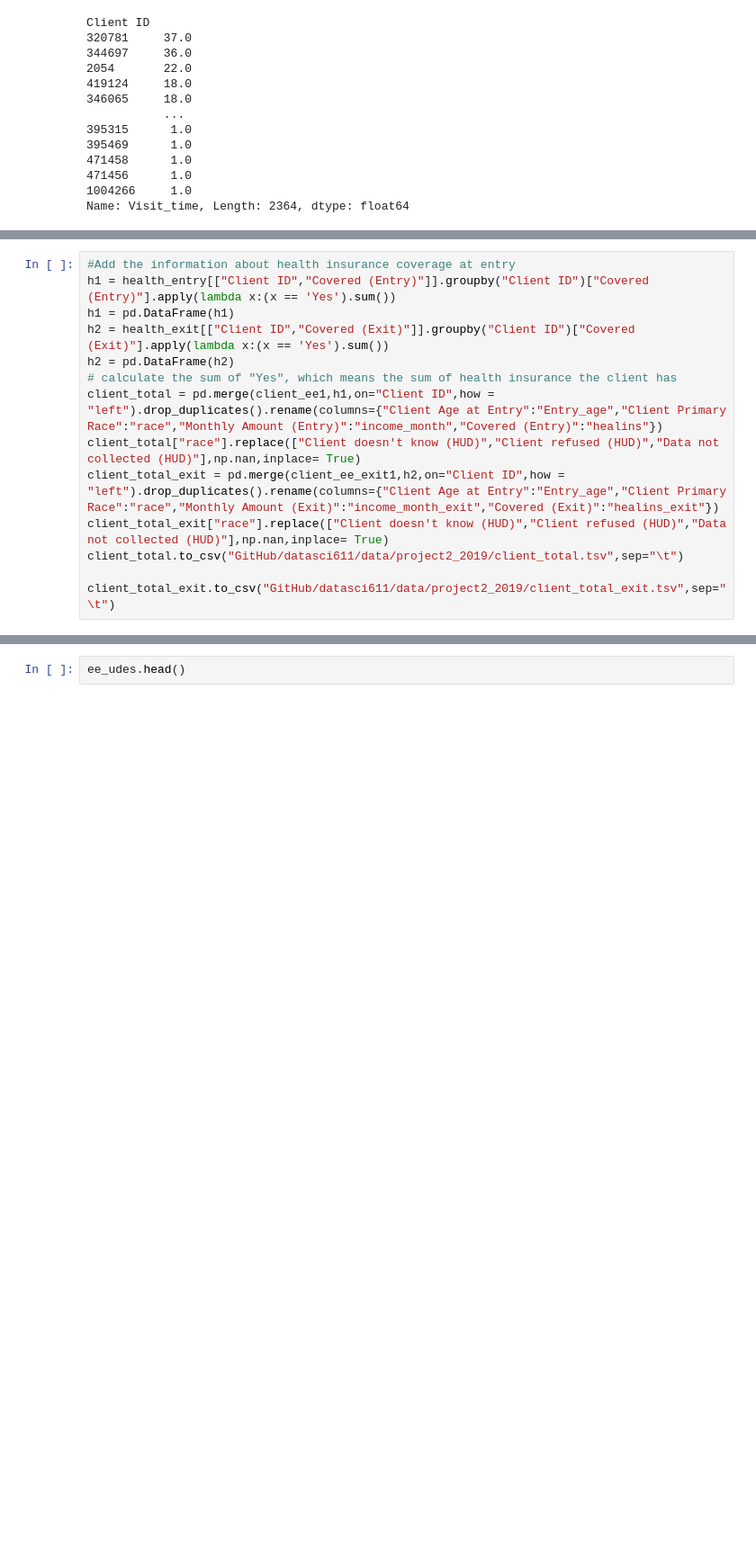
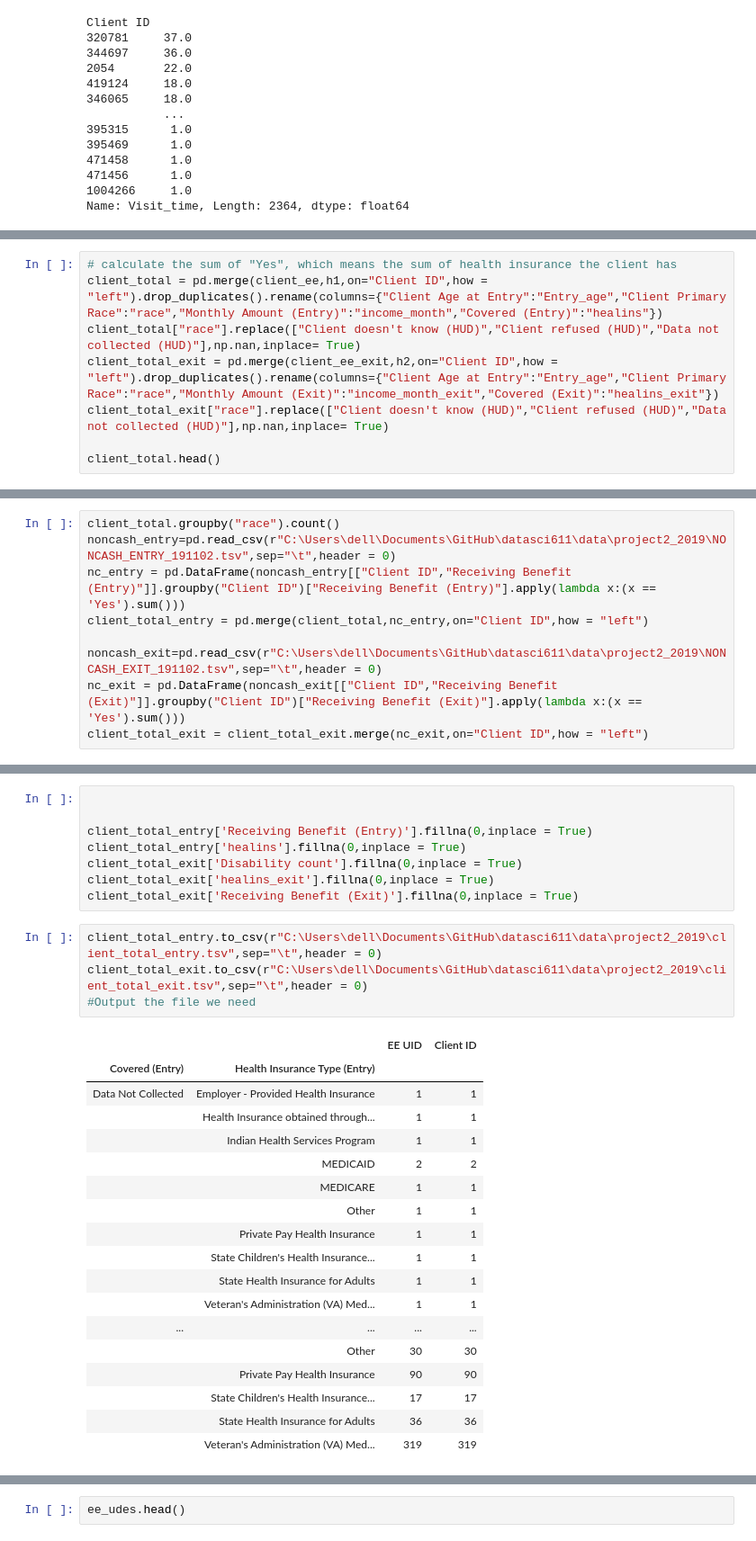
Before and after one commit to CHENGHAO-WANG/bios611-projects-fall-2019-lcw68, a Jupyter notebook: project_3/scripts/Proj3_wrangling.ipynb, the cells around one changed output, grey strips where cells are left out. Shown at 90% size. Drawn from its saved outputs; the diff is of its cells as text; blank space fills up the shorter version.

```diff
--- a/project_3/scripts/Proj3_wrangling.ipynb
+++ b/project_3/scripts/Proj3_wrangling.ipynb
@@ -141,14 +249,8 @@ client_ee_exit1.head()
 # %%
-#Add the information about health insurance coverage at entry
-h1 = health_entry[["Client ID","Covered (Entry)"]].groupby("Client ID")["Covered (Entry)"].apply(lambda x:(x == 'Yes').sum())
-h1 = pd.DataFrame(h1)
-h2 = health_exit[["Client ID","Covered (Exit)"]].groupby("Client ID")["Covered (Exit)"].apply(lambda x:(x == 'Yes').sum())
-h2 = pd.DataFrame(h2)
 # calculate the sum of "Yes", which means the sum of health insurance the client has
-client_total = pd.merge(client_ee1,h1,on="Client ID",how = "left").drop_duplicates().rename(columns={"Client Age at Entry":"Entry_age","Client Primary Race":"race","Monthly Amount (Entry)":"income_month","Covered (Entry)":"healins"})
+client_total = pd.merge(client_ee,h1,on="Client ID",how = "left").drop_duplicates().rename(columns={"Client Age at Entry":"Entry_age","Client Primary Race":"race","Monthly Amount (Entry)":"income_month","Covered (Entry)":"healins"})
 client_total["race"].replace(["Client doesn't know (HUD)","Client refused (HUD)","Data not collected (HUD)"],np.nan,inplace= True)
-client_total_exit = pd.merge(client_ee_exit1,h2,on="Client ID",how = "left").drop_duplicates().rename(columns={"Client Age at Entry":"Entry_age","Client Primary Race":"race","Monthly Amount (Exit)":"income_month_exit","Covered (Exit)":"healins_exit"})
+client_total_exit = pd.merge(client_ee_exit,h2,on="Client ID",how = "left").drop_duplicates().rename(columns={"Client Age at Entry":"Entry_age","Client Primary Race":"race","Monthly Amount (Exit)":"income_month_exit","Covered (Exit)":"healins_exit"})
 client_total_exit["race"].replace(["Client doesn't know (HUD)","Client refused (HUD)","Data not collected (HUD)"],np.nan,inplace= True)
-client_total.to_csv("GitHub/datasci611/data/project2_2019/client_total.tsv",sep="\t")
 
-client_total_exit.to_csv("GitHub/datasci611/data/project2_2019/client_total_exit.tsv",sep="\t")
+client_total.head()
@@ -174,0 +264,9 @@ health_entry[["EE UID","Client ID","Covered (Entry)","Health Insurance Type (Ent
+# %%
+client_total.groupby("race").count()
+noncash_entry=pd.read_csv(r"C:\Users\dell\Documents\GitHub\datasci611\data\project2_2019\NONCASH_ENTRY_191102.tsv",sep="\t",header = 0)
+nc_entry = pd.DataFrame(noncash_entry[["Client ID","Receiving Benefit (Entry)"]].groupby("Client ID")["Receiving Benefit (Entry)"].apply(lambda x:(x == 'Yes').sum()))
+client_total_entry = pd.merge(client_total,nc_entry,on="Client ID",how = "left")
+
+noncash_exit=pd.read_csv(r"C:\Users\dell\Documents\GitHub\datasci611\data\project2_2019\NONCASH_EXIT_191102.tsv",sep="\t",header = 0)
+nc_exit = pd.DataFrame(noncash_exit[["Client ID","Receiving Benefit (Exit)"]].groupby("Client ID")["Receiving Benefit (Exit)"].apply(lambda x:(x == 'Yes').sum()))
+client_total_exit = client_total_exit.merge(nc_exit,on="Client ID",how = "left")
@@ -175,3 +288,34 @@ health_entry[["EE UID","Client ID","Covered (Entry)","Health Insurance Type (Ent
+# %%
+
+
+client_total_entry['Receiving Benefit (Entry)'].fillna(0,inplace = True)
+client_total_entry['healins'].fillna(0,inplace = True)
+client_total_exit['Disability count'].fillna(0,inplace = True)
+client_total_exit['healins_exit'].fillna(0,inplace = True)
+client_total_exit['Receiving Benefit (Exit)'].fillna(0,inplace = True)
+# %%
+client_total_entry.to_csv(r"C:\Users\dell\Documents\GitHub\datasci611\data\project2_2019\client_total_entry.tsv",sep="\t",header = 0)
+client_total_exit.to_csv(r"C:\Users\dell\Documents\GitHub\datasci611\data\project2_2019\client_total_exit.tsv",sep="\t",header = 0)
+#Output the file we need
+# %% [output]
+|  |  | EE UID | Client ID |
+| Covered (Entry) | Health Insurance Type (Entry) |  |  |
+| Data Not Collected | Employer - Provided Health Insurance | 1 | 1 |
+|  | Health Insurance obtained through... | 1 | 1 |
+|  | Indian Health Services Program | 1 | 1 |
+|  | MEDICAID | 2 | 2 |
+|  | MEDICARE | 1 | 1 |
+|  | Other | 1 | 1 |
+|  | Private Pay Health Insurance | 1 | 1 |
+|  | State Children's Health Insurance... | 1 | 1 |
+|  | State Health Insurance for Adults | 1 | 1 |
+|  | Veteran's Administration (VA) Med... | 1 | 1 |
+| ... | ... | ... | ... |
+|  | Other | 30 | 30 |
+|  | Private Pay Health Insurance | 90 | 90 |
+|  | State Children's Health Insurance... | 17 | 17 |
+|  | State Health Insurance for Adults | 36 | 36 |
+|  | Veteran's Administration (VA) Med... | 319 | 319 |
 # %%
 #For living situation data
 client_living = ee_udes[["EE UID","Housing Status(2703)","Covered by Health Insurance(4376)","Prior Living Situation(43)"]].rename(columns = {"Covered by Health Insurance(4376)":"HI status","Prior Living Situation(43)":"Living"})
```
Also changed, not shown: parts of 16 cells of this notebook, 3 other files.
